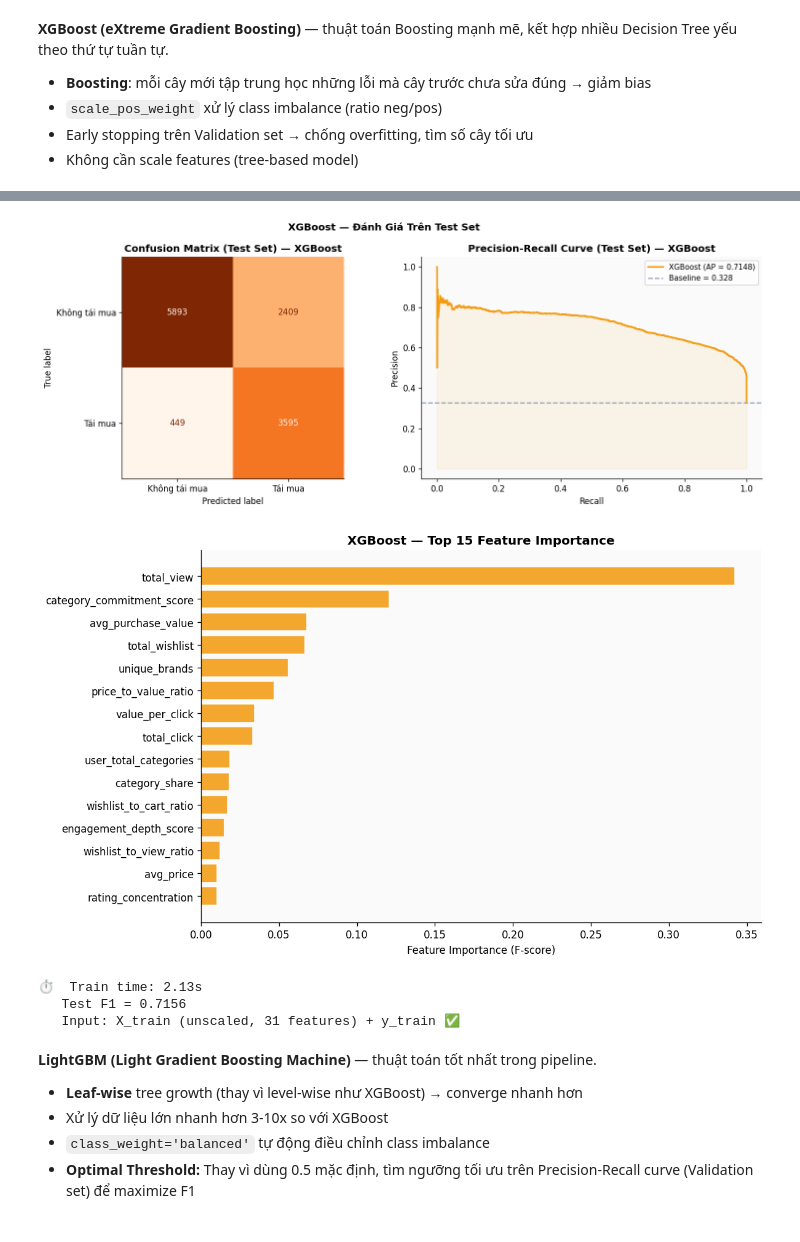
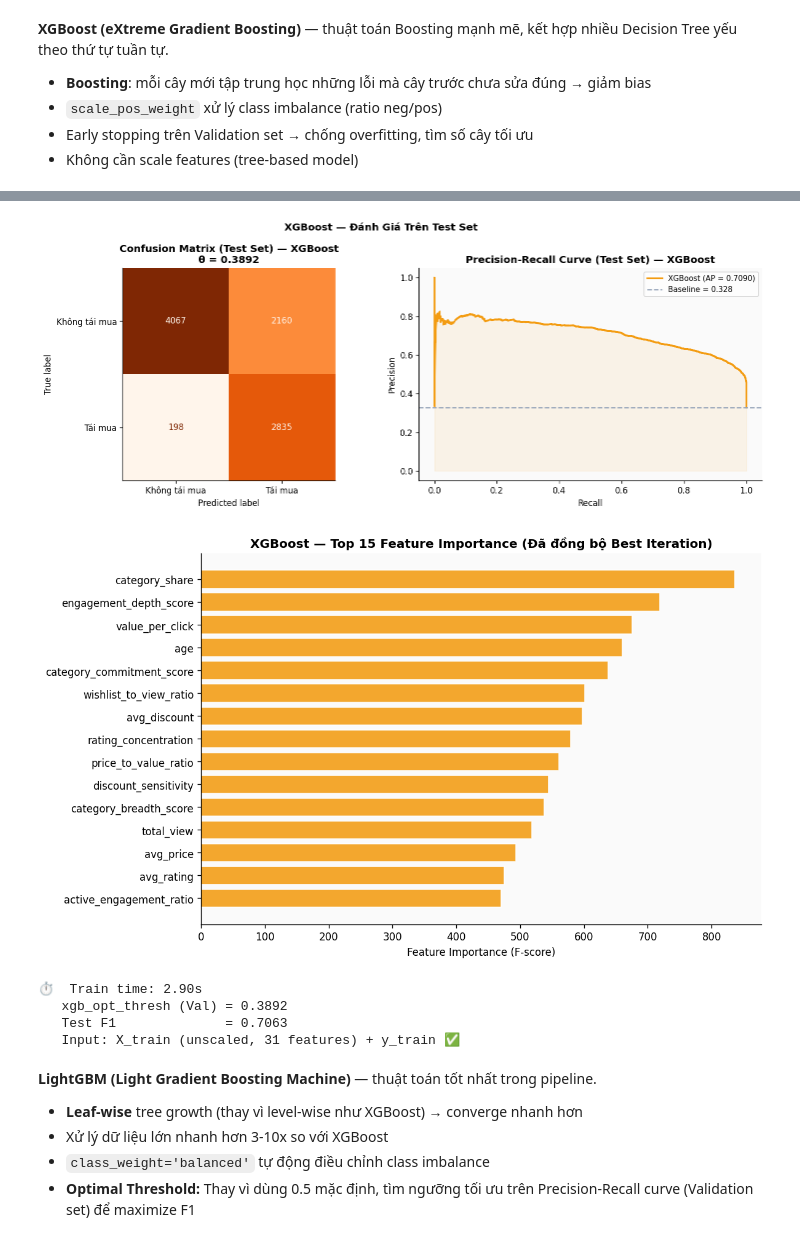
Before and after one commit to TranThiNgocVy/MOCK_PROJECT-NHOM2, a Jupyter notebook: 3_Model_Building.ipynb, the cells around one changed output, grey strips where cells are left out. Drawn from its saved outputs; the diff is of its cells as text; code cells hidden in the pictures.

Commit message:
update thành 3 tập train - validation - test

```diff
--- a/3_Model_Building.ipynb
+++ b/3_Model_Building.ipynb
@@ -751,9 +841,30 @@ print(f'   Input: X_train (unscaled, {X_train.shape[1]} features) + y_train ✅'
 # %%
+
 # ============================================================
-# XGBoost: Đánh giá trên Test Set
+# XGBoost: Threshold Tuning trên Validation set + Đánh giá trên Test Set
 # ============================================================
+
+# ── Threshold Tuning trên Validation set ──────────────────────────────────────
+# ── Threshold Tuning trên Validation set (ĐÃ SỬA LỖI ĐỒNG BỘ INDEX) ───────────
+xgb_val_probs = xgb_model.predict_proba(X_val)[:, 1]
+xgb_prec_val, xgb_rec_val, xgb_thresh_vals = precision_recall_curve(y_val, xgb_val_probs)
+
+# Tính F1 sạch tương ứng hoàn toàn với số lượng phần tử của xgb_thresh_vals
+xgb_f1_vals = (2 * xgb_prec_val[:-1] * xgb_rec_val[:-1]) / (xgb_prec_val[:-1] + xgb_rec_val[:-1] + 1e-8)
+xgb_best_idx = np.argmax(xgb_f1_vals)
+xgb_opt_thresh = float(xgb_thresh_vals[xgb_best_idx])
+
+print(f'🎯 XGBoost — Optimal Threshold (tìm trên Validation set):')
+print(f'   xgb_opt_thresh = {xgb_opt_thresh:.4f}  (vs default 0.5)')
+print(f'   F1  (Val)      = {xgb_f1_vals[xgb_best_idx]:.4f}')
+# [SỬA LỖI TRÍCH XUẤT]: Lấy đúng vị trí tương ứng trên mảng prec/rec đã cắt đuôi
+print(f'   Prec(Val)      = {xgb_prec_val[:-1][xgb_best_idx]:.4f}')
+print(f'   Rec (Val)      = {xgb_rec_val[:-1][xgb_best_idx]:.4f}')
+print()
+
+# ── Đánh giá trên Test Set với threshold tối ưu ───────────────────────────────
 xgb_probs_all = xgb_model.predict_proba(X_test)[:, 1]
-xgb_preds     = (xgb_probs_all >= 0.5).astype(int)
+xgb_preds     = (xgb_probs_all >= xgb_opt_thresh).astype(int)
 
 acc  = accuracy_score(y_test, xgb_preds)
 prec = precision_score(y_test, xgb_preds, zero_division=0)
@@ -761,9 +872,9 @@ rec  = recall_score(y_test, xgb_preds, zero_division=0)
 f1   = f1_score(y_test, xgb_preds, zero_division=0)
 auc  = roc_auc_score(y_test, xgb_probs_all)
 
-print('='*55)
-print('  📊 XGBoost — Test Set (threshold = 0.5)')
-print('='*55)
+print('='*58)
+print(f'  📊 XGBoost — Test Set (threshold = {xgb_opt_thresh:.4f})')
+print('='*58)
 print(f'  Accuracy    : {acc:.4f}')
 print(f'  Precision   : {prec:.4f}')
 print(f'  Recall      : {rec:.4f}')
@@ -780,7 +891,8 @@ cm_xgb = confusion_matrix(y_test, xgb_preds)
 disp   = ConfusionMatrixDisplay(confusion_matrix=cm_xgb,
                                 display_labels=['Không tái mua', 'Tái mua'])
 disp.plot(ax=axes[0], colorbar=False, cmap='Oranges')
-axes[0].set_title('Confusion Matrix (Test Set) — XGBoost', fontweight='bold')
+axes[0].set_title(f'Confusion Matrix (Test Set) — XGBoost\nθ = {xgb_opt_thresh:.4f}',
+                  fontweight='bold')
 
 pr_prec, pr_rec, _ = precision_recall_curve(y_test, xgb_probs_all)
 ap       = average_precision_score(y_test, xgb_probs_all)
@@ -794,16 +906,19 @@ axes[1].legend(fontsize=9); axes[1].set_facecolor('#FAFAFA')
 plt.suptitle('XGBoost — Đánh Giá Trên Test Set', fontsize=12, fontweight='bold')
 plt.tight_layout(); plt.show()
 
-# Feature Importance
+# ── Feature Importance (ĐÃ SỬA LỖI ĐỌC THUỘC TÍNH MÔ HÌNH CÂY TỐI ƯU) ─────────
+# Ép mô hình lấy điểm trọng số dựa trên số lượng cây thực tế tốt nhất (best_iteration)
+importance_scores = xgb_model.get_booster().get_score(importance_type='weight')
+# Khớp tên cột với điểm số (vì get_score có thể bỏ qua các biến có tầm quan trọng = 0)
 xgb_importance_df = pd.DataFrame({
-    'Feature'   : X_train.columns,
-    'Importance': xgb_model.feature_importances_
+    'Feature': list(importance_scores.keys()),
+    'Importance': list(importance_scores.values())
 }).sort_values('Importance', ascending=False).head(15)
 
 fig, ax = plt.subplots(figsize=(10, 6))
 ax.barh(xgb_importance_df['Feature'][::-1], xgb_importance_df['Importance'][::-1],
         color='#F39C12', edgecolor='white', alpha=0.88)
-ax.set_title('XGBoost — Top 15 Feature Importance', fontsize=12, fontweight='bold')
+ax.set_title('XGBoost — Top 15 Feature Importance (Đã đồng bộ Best Iteration)', fontsize=12, fontweight='bold')
 ax.set_xlabel('Feature Importance (F-score)')
 ax.set_facecolor('#FAFAFA')
 plt.tight_layout(); plt.show()
@@ -815,6 +930,7 @@ all_results['XGBoost'] = {
 all_probs['XGBoost'] = xgb_probs_all
 
 print(f'\n⏱️  Train time: {xgb_time:.2f}s')
-print(f'   Test F1 = {f1:.4f}')
+print(f'   xgb_opt_thresh (Val) = {xgb_opt_thresh:.4f}')
+print(f'   Test F1              = {f1:.4f}')
 print(f'   Input: X_train (unscaled, {X_train.shape[1]} features) + y_train ✅')
 # %% [output]
@@ -839,7 +954,8 @@ Không tái mua       0.93      0.71      0.80      8302
-[figure, old version]
+[figure, new version]
-[figure, old version]
+[figure, new version]
-⏱️  Train time: 2.13s
-   Test F1 = 0.7156
+⏱️  Train time: 2.90s
+   xgb_opt_thresh (Val) = 0.3892
+   Test F1              = 0.7063
    Input: X_train (unscaled, 31 features) + y_train ✅
 # %%
 ### 🟢 Model 3 — LightGBM (Best Model)
```
Also changed, not shown: parts of 14 cells of this notebook, 15 other files.
